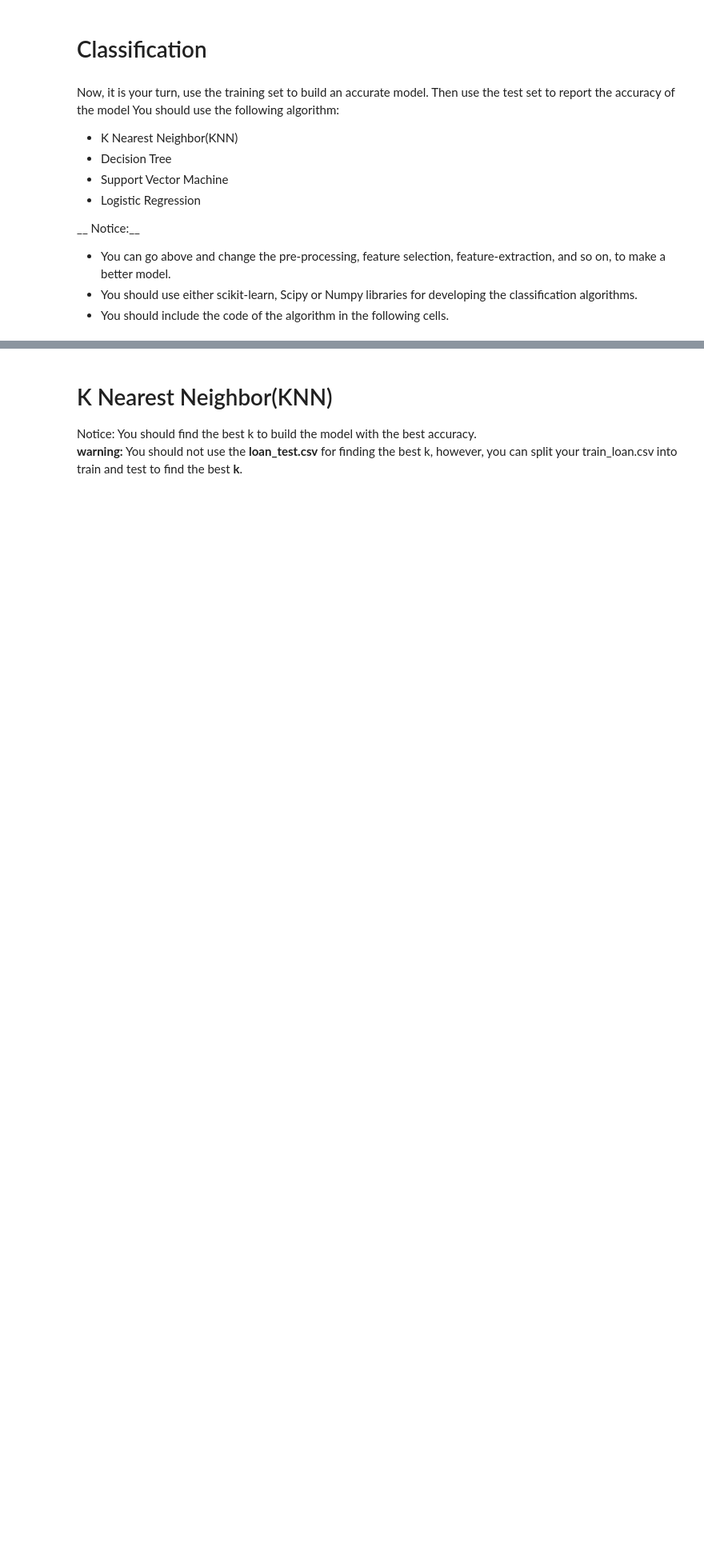
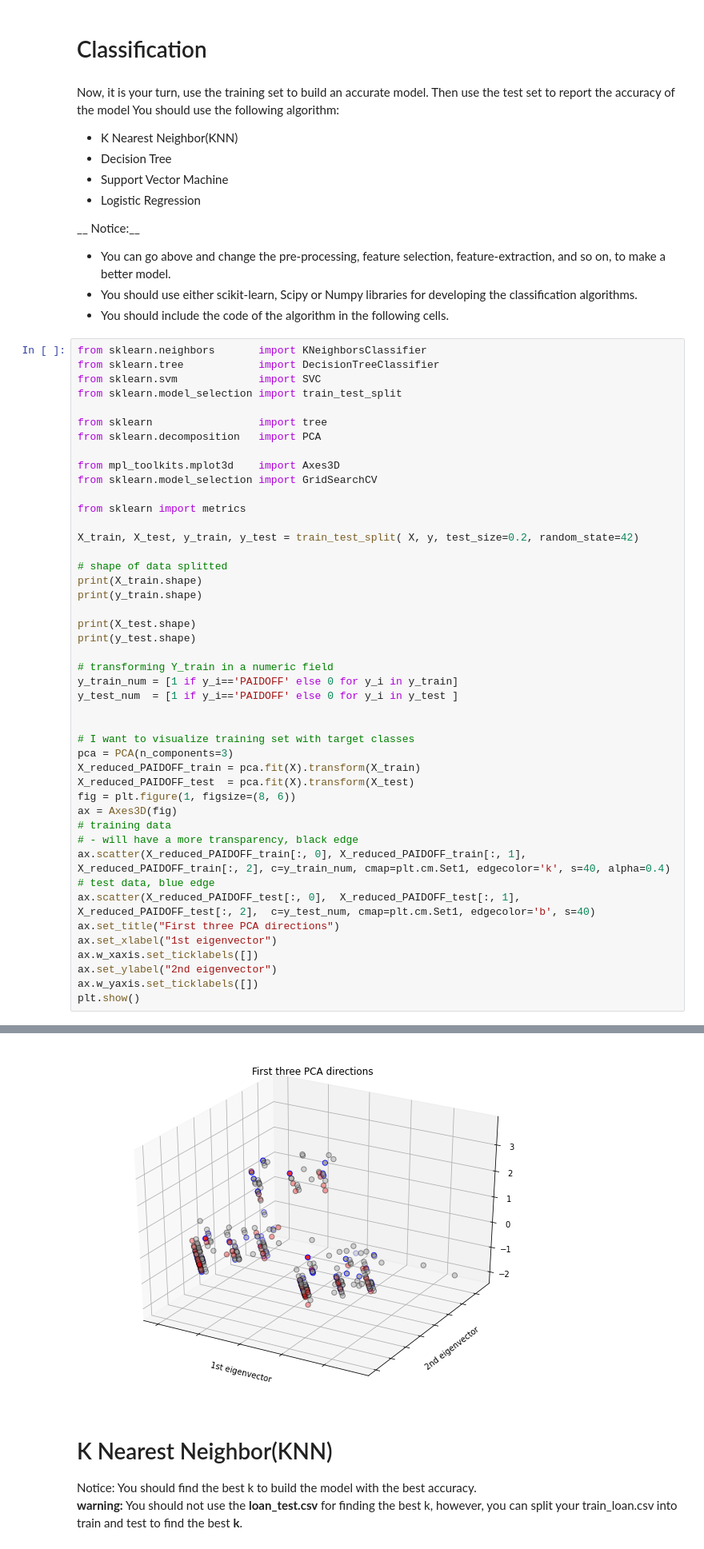
Before and after one commit to Gennaro-Farina/Coursera-IBM-ML-course, a Jupyter notebook: Ml0101ENv3 - Coursera IBM ML Course.ipynb, the cells around one changed output, grey strips where cells are left out. Shown at 80% size. Drawn from its saved outputs; the diff is of its cells as text; blank space fills up the shorter version.

```diff
--- a/Ml0101ENv3 - Coursera IBM ML Course.ipynb
+++ b/Ml0101ENv3 - Coursera IBM ML Course.ipynb
@@ -226,3 +299,49 @@ __ Notice:__
 - You can go above and change the pre-processing, feature selection, feature-extraction, and so on, to make a better model.
 - You should use either scikit-learn, Scipy or Numpy libraries for developing the classification algorithms.
 - You should include the code of the algorithm in the following cells.
+# %%
+from sklearn.neighbors       import KNeighborsClassifier
+from sklearn.tree            import DecisionTreeClassifier
+from sklearn.svm             import SVC
+from sklearn.model_selection import train_test_split
+
+from sklearn                 import tree
+from sklearn.decomposition   import PCA
+
+from mpl_toolkits.mplot3d    import Axes3D
+from sklearn.model_selection import GridSearchCV
+
+from sklearn import metrics
+
+X_train, X_test, y_train, y_test = train_test_split( X, y, test_size=0.2, random_state=42)
+
+# shape of data splitted
+print(X_train.shape)
+print(y_train.shape)
+
+print(X_test.shape)
+print(y_test.shape)
+
+# transforming Y_train in a numeric field
+y_train_num = [1 if y_i=='PAIDOFF' else 0 for y_i in y_train]
+y_test_num  = [1 if y_i=='PAIDOFF' else 0 for y_i in y_test ]
+
+
+# I want to visualize training set with target classes
+pca = PCA(n_components=3)
+X_reduced_PAIDOFF_train = pca.fit(X).transform(X_train)
+X_reduced_PAIDOFF_test  = pca.fit(X).transform(X_test)
+fig = plt.figure(1, figsize=(8, 6))
+ax = Axes3D(fig)
+# training data
+# - will have a more transparency, black edge
+ax.scatter(X_reduced_PAIDOFF_train[:, 0], X_reduced_PAIDOFF_train[:, 1], X_reduced_PAIDOFF_train[:, 2], c=y_train_num, cmap=plt.cm.Set1, edgecolor='k', s=40, alpha=0.4)
+# test data, blue edge
+ax.scatter(X_reduced_PAIDOFF_test[:, 0],  X_reduced_PAIDOFF_test[:, 1],  X_reduced_PAIDOFF_test[:, 2],  c=y_test_num, cmap=plt.cm.Set1, edgecolor='b', s=40)
+ax.set_title("First three PCA directions")
+ax.set_xlabel("1st eigenvector")
+ax.w_xaxis.set_ticklabels([])
+ax.set_ylabel("2nd eigenvector")
+ax.w_yaxis.set_ticklabels([])
+plt.show()
+# %% [output]
@@ -229,3 +352,4 @@ __ Notice:__
+[figure, added]
 # %% [markdown]
 # K Nearest Neighbor(KNN)
 Notice: You should find the best k to build the model with the best accuracy.
```
Also changed, not shown: parts of 24 cells of this notebook.
